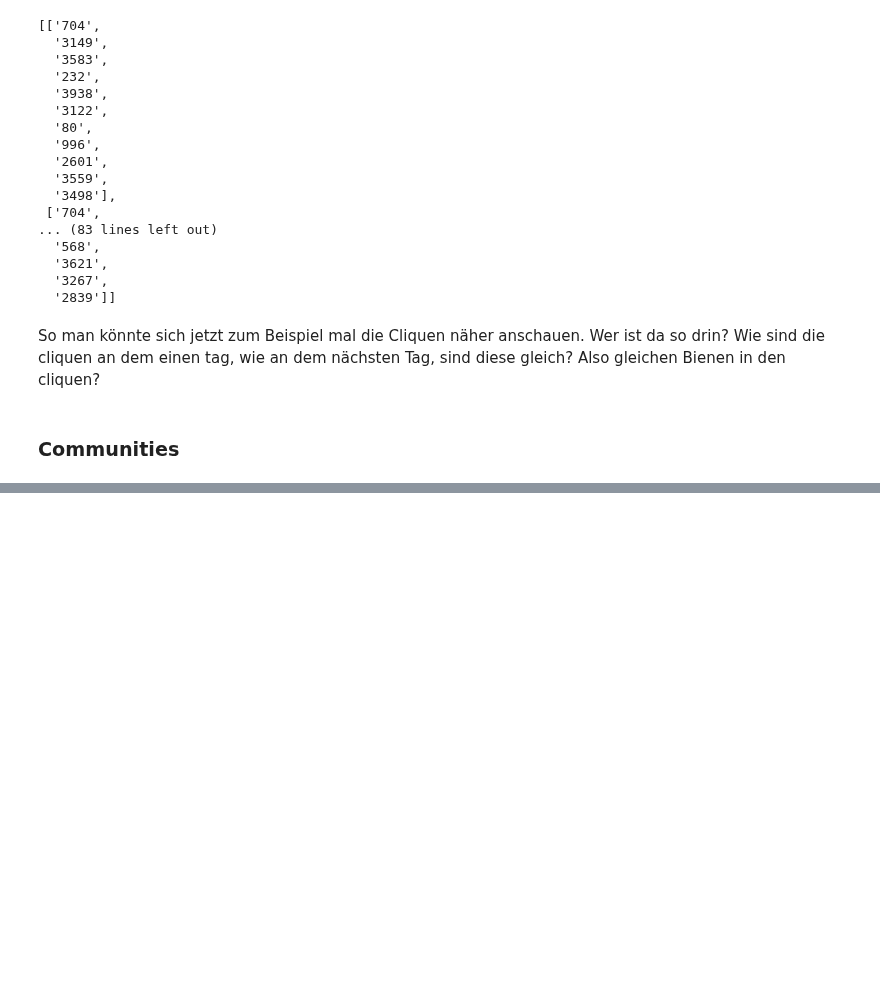
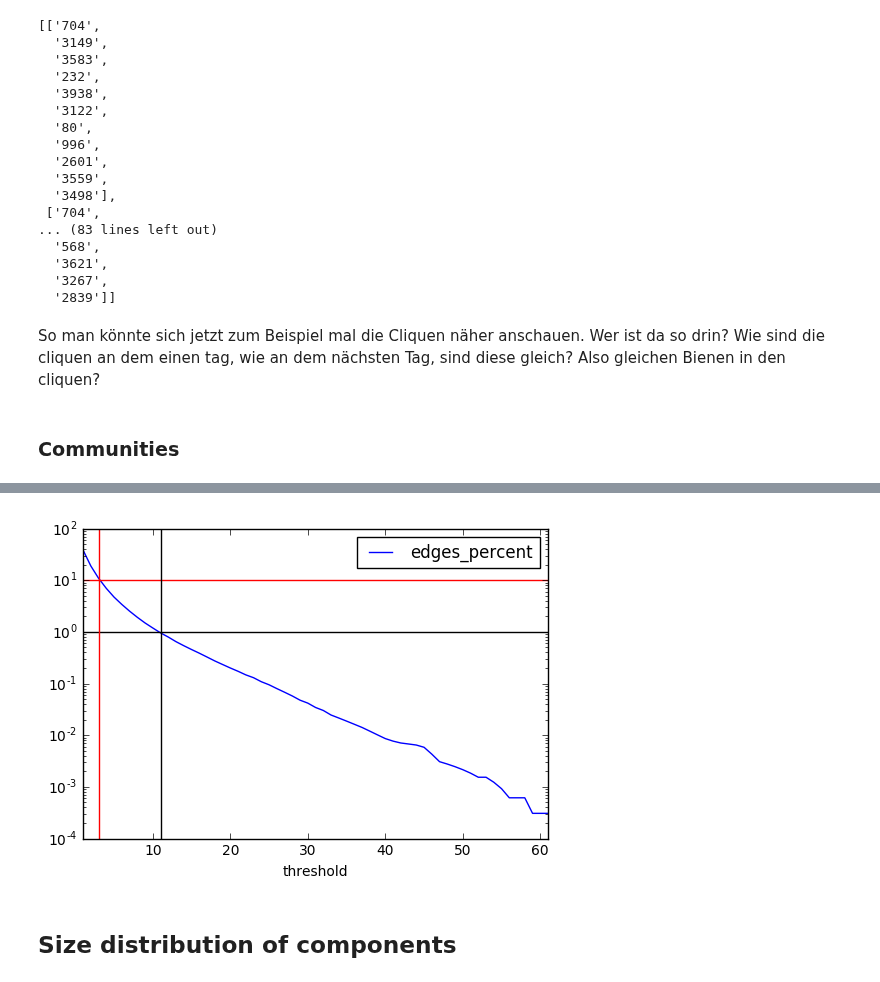
Before and after one commit to aschle/bees-sna, a Jupyter notebook: bib/Network_properties_just_because.ipynb, the cells around one changed output, grey strips where cells are left out. Drawn from its saved outputs; the diff is of its cells as text; code cells hidden in the pictures; blank space fills up the shorter version.

```diff
--- a/bib/Network_properties_just_because.ipynb
+++ b/bib/Network_properties_just_because.ipynb
@@ -396,0 +551,2 @@ So man könnte sich jetzt zum Beispiel mal die Cliquen näher anschauen. Wer ist
+# %%
+total = G.number_of_edges()
@@ -396,0 +557,2 @@ So man könnte sich jetzt zum Beispiel mal die Cliquen näher anschauen. Wer ist
+# %%
+df['edges_percent'] = df.edges*100/total
@@ -396,0 +565,12 @@ So man könnte sich jetzt zum Beispiel mal die Cliquen näher anschauen. Wer ist
+# %%
+fig, ax = plt.subplots()
+df.plot(ax=ax, x='threshold', y='edges_percent')
+plt.plot((0, 62), (1, 1), 'k-')
+plt.plot((0, 62), (10, 10), 'r-')
+plt.plot((3, 3), (0, 100), 'r-')
+plt.plot((11, 11), (0, 100), 'k-')
+ax.set_yscale('log')
+# %% [output]
+[figure, added]
+# %% [markdown]
+## Size distribution of components
```
Also changed, not shown: parts of 52 cells of this notebook.
